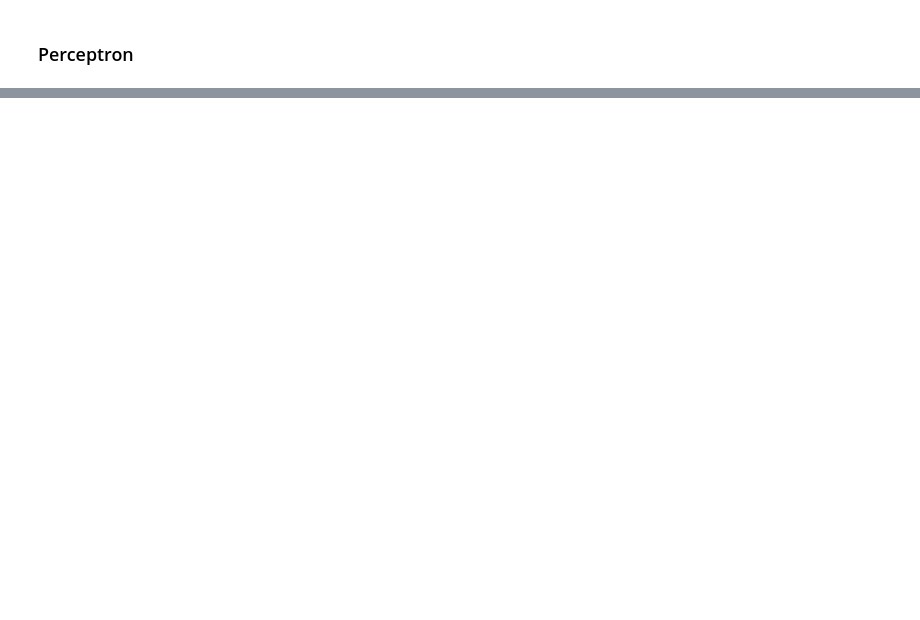
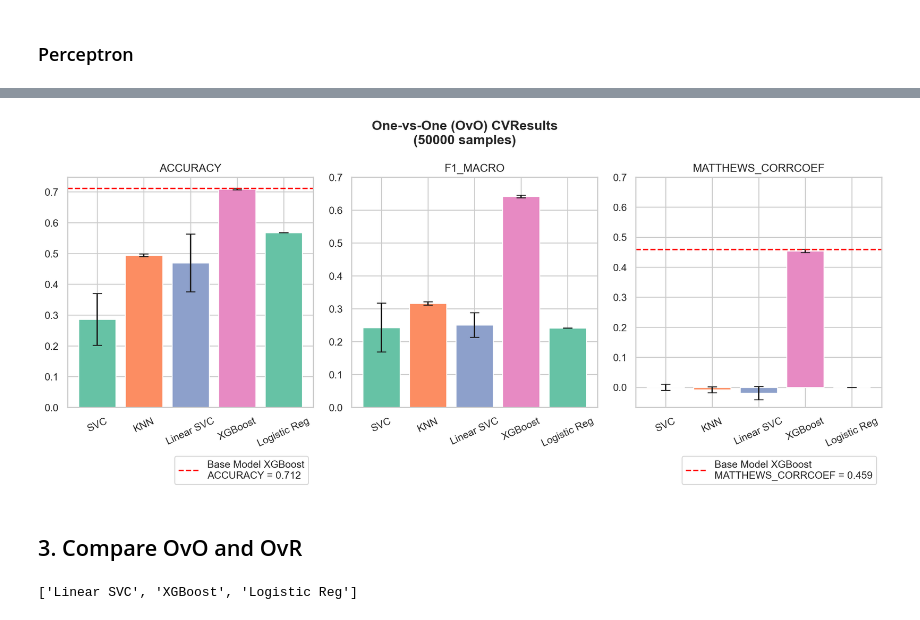
Before and after one commit to nina-prog/richters-predictor-modeling-earthquake-damage, a Jupyter notebook: notebooks/week05/week05-multiclass-scenario.ipynb, the cells around one changed output, grey strips where cells are left out. Drawn from its saved outputs; the diff is of its cells as text; code cells hidden in the pictures; blank space fills up the shorter version.

```diff
--- a/notebooks/week05/week05-multiclass-scenario.ipynb
+++ b/notebooks/week05/week05-multiclass-scenario.ipynb
@@ -123,3 +138,7 @@ Option 2: Ensemble of **binary classifiers with meta-strategies** like One-vs-al
 Possible forward-looking downsides:
 - A possible downside of this approach is that it requires one model to be created for each class. For example, three classes requires three models. This could be an issue for our large datasets (e.g. millions of rows) or slow models (e.g. neural networks) used.
 - Another potential downside of this approach is that it requires the base models to be skillful. This is not a problem for some models, such as decision trees, but can be a problem for other models, such as logistic regression or neural networks. Which did not perform well in our case at all, as seen previously.
+# %%
+# Base Model
+from src.modelling import hyperparameter_optimization
+base_model, base_cv_results = hyperparameter_optimization(model="XGBoost", train_data=X_train, train_labels=y_train, scoring=["accuracy", "matthews_corrcoef"])
@@ -223,0 +444,15 @@ Wall time: 1min 7s
+# %%
+%%time
+# define ovo strategy
+ovo = OneVsOneClassifier(lr)
+
+# cross validation
+scores_lr_ovo = cross_validate(ovo, X_train, y_train['damage_grade'], cv=5, scoring=['accuracy', 'f1_macro', 'matthews_corrcoef'], n_jobs=-1)
+
+# print results
+print(f"Accuracy: {scores_lr_ovo['test_accuracy'].mean():.3f} +/- {scores_lr_ovo['test_accuracy'].std():.3f}")
+print(f"F1 Macro: {scores_lr_ovo['test_f1_macro'].mean():.3f} +/- {scores_lr_ovo['test_f1_macro'].std():.3f}")
+print(f"MCC: {scores_lr_ovo['test_matthews_corrcoef'].mean():.3f} +/- {scores_lr_ovo['test_matthews_corrcoef'].std():.3f}")
+print('-'*20)
+print(f"With Runtime: {scores_lr_ovo['fit_time'].mean():.3f} +/- {scores_lr_ovo['fit_time'].std():.3f}")
+print('='*20)
@@ -223,0 +468,45 @@ Wall time: 1min 7s
+# %%
+# compare results in a stacked plot
+fig, ax = plt.subplots(nrows=1, ncols=3, figsize=(13, 6))
+
+# define data
+models_ovo = ['SVC', 'KNN', 'Linear SVC', 'XGBoost', 'Logistic Reg']
+scores_ovo = [scores_svc_ovo, scores_knn_ovo, scores_lsvc_ovo, scores_xgb_ovo, scores_lr_ovo]
+metrics = ['test_accuracy', 'test_f1_macro', 'test_matthews_corrcoef']
+
+for i, metric in enumerate(metrics):
+    # plot results
+    ax[i].bar(x=models_ovo,
+              height=[score[metric].mean() for score in scores_ovo],
+              yerr=[score[metric].std() for score in scores_ovo],
+              capsize=5,
+              color=sns.color_palette('Set2')[:4])
+    # plot base model for comparison
+    if metric != 'test_f1_macro':
+        ax[i].axhline(y=base_cv_results[metric].mean(),
+                      color='red',
+                      linestyle='--',
+                      label=f'Base Model XGBoost' + '\n' + f'{metric[5:].upper()} = {base_cv_results[metric].mean():.3f}')
+            # set legend
+        ax[i].legend(bbox_to_anchor=(1.0, -0.19))
+    # set labels
+    ax[i].tick_params(axis='x', rotation=25)
+    # set title
+    ax[i].set_title(metric[5:].upper())
+    # set y axis ticks
+    ax[i].set_yticks(np.arange(0, 0.75, 0.1))
+
+fig.suptitle('One-vs-One (OvO) CVResults' + '\n' + f'({sample_size} samples)' , fontweight='bold')
+
+plt.tight_layout()
+plt.show()
+# %% [output]
+[figure, added]
+# %% [markdown]
+## 3. Compare OvO and OvR
+# %%
+# models in both strategies to make a comparison plot of the results
+models_both = [x for x in models_ovo if x in models_ovr]
+models_both
+# %% [output]
+['Linear SVC', 'XGBoost', 'Logistic Reg']
```
Also changed, not shown: parts of 27 cells of this notebook.
